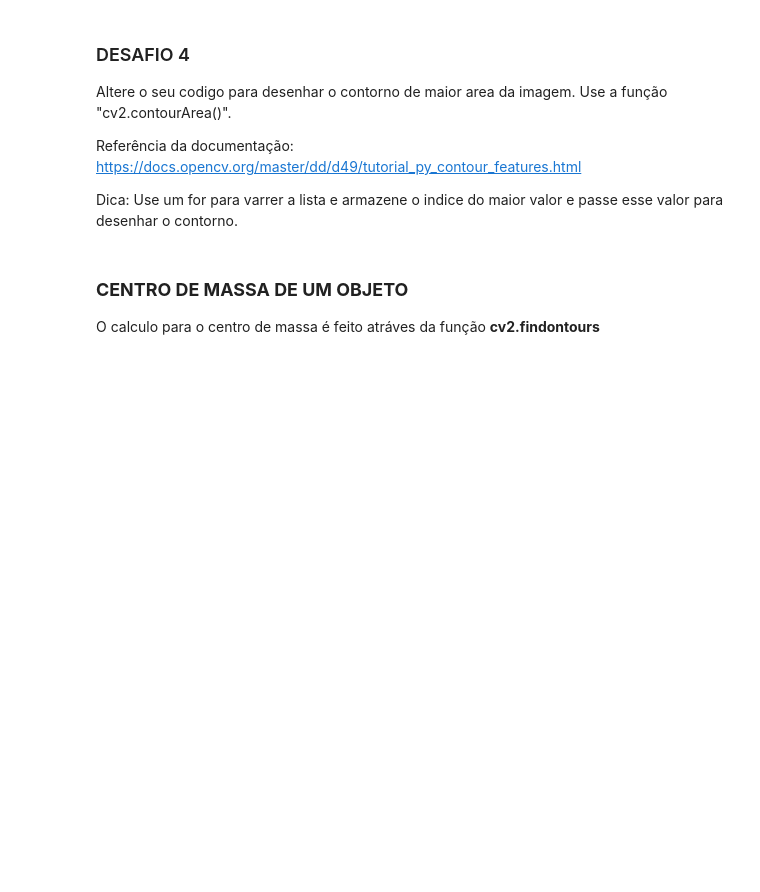
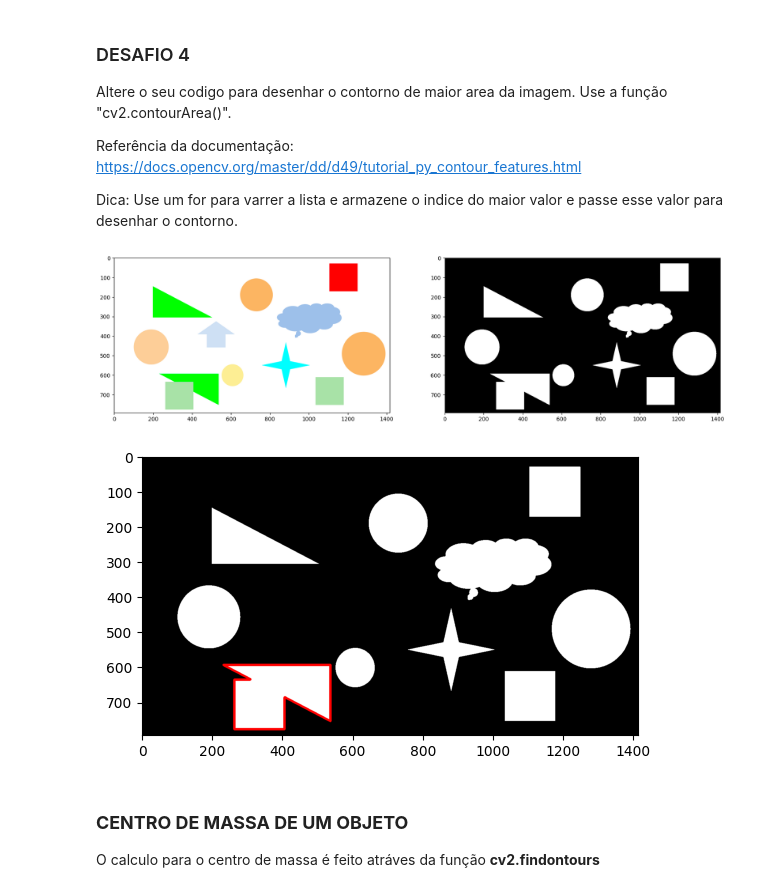
Before and after one commit to spyro55406/Apostila-AI-Engeneering-Cognitive-and-Semantic-Computation-IoT, a Jupyter notebook: material/aulas/PDI/lab05/Espaço-cor-contorno.ipynb, the cells around one changed output. Saved outputs shown, nothing was run; the diff lists cells and outputs as text; code cells hidden in the pictures; blank space fills up the shorter version.

```diff
--- a/material/aulas/PDI/lab05/Espaço-cor-contorno.ipynb
+++ b/material/aulas/PDI/lab05/Espaço-cor-contorno.ipynb
@@ -425,3 +423,57 @@ Dica: Use um for para varrer a lista e armazene o indice do maior valor e passe
+# %%
+## Implemente seu código
+
+%matplotlib inline
+import cv2
+from matplotlib import pyplot as plt
+import numpy as np
+
+img = cv2.imread('lab_images/formas.png')
+
+
+img_rgb = cv2.cvtColor(img, cv2.COLOR_BGR2RGB)
+img_hsv = cv2.cvtColor(img, cv2.COLOR_BGR2HSV)
+
+# Definir os valores mínimo e máximo para a máscara
+image_lower_hsv = np.array([0, 50, 100])
+image_upper_hsv = np.array([255, 255, 255])
+
+
+mask_hsv = cv2.inRange(img_hsv, image_lower_hsv, image_upper_hsv)
+
+
+contornos, _ = cv2.findContours(mask_hsv, cv2.RETR_TREE, cv2.CHAIN_APPROX_SIMPLE)
+
+
+max_area = 0
+largest_contour = None
+for contour in contornos:
+    area = cv2.contourArea(contour)
+    if area > max_area:
+        max_area = area
+        largest_contour = contour
+
+
+mask_rgb = cv2.cvtColor(mask_hsv, cv2.COLOR_GRAY2RGB)
+contornos_img = mask_rgb.copy()
+
+
+if largest_contour is not None:
+    cv2.drawContours(contornos_img, [largest_contour], -1, [255, 0, 0], 5)
+
+plt.figure(figsize=(20, 20))
+plt.subplot(1, 2, 1)
+plt.imshow(img_rgb)
+
+plt.subplot(1, 2, 2)
+plt.imshow(mask_hsv, cmap="Greys_r")
+
+plt.show()
+plt.imshow(contornos_img)
+plt.show()
+# %% [output]
+[figure, added]
+[figure, added]
 # %% [markdown]
 ### **CENTRO DE MASSA DE UM OBJETO**
 
```
Also changed, not shown: parts of 3 cells of this notebook.
